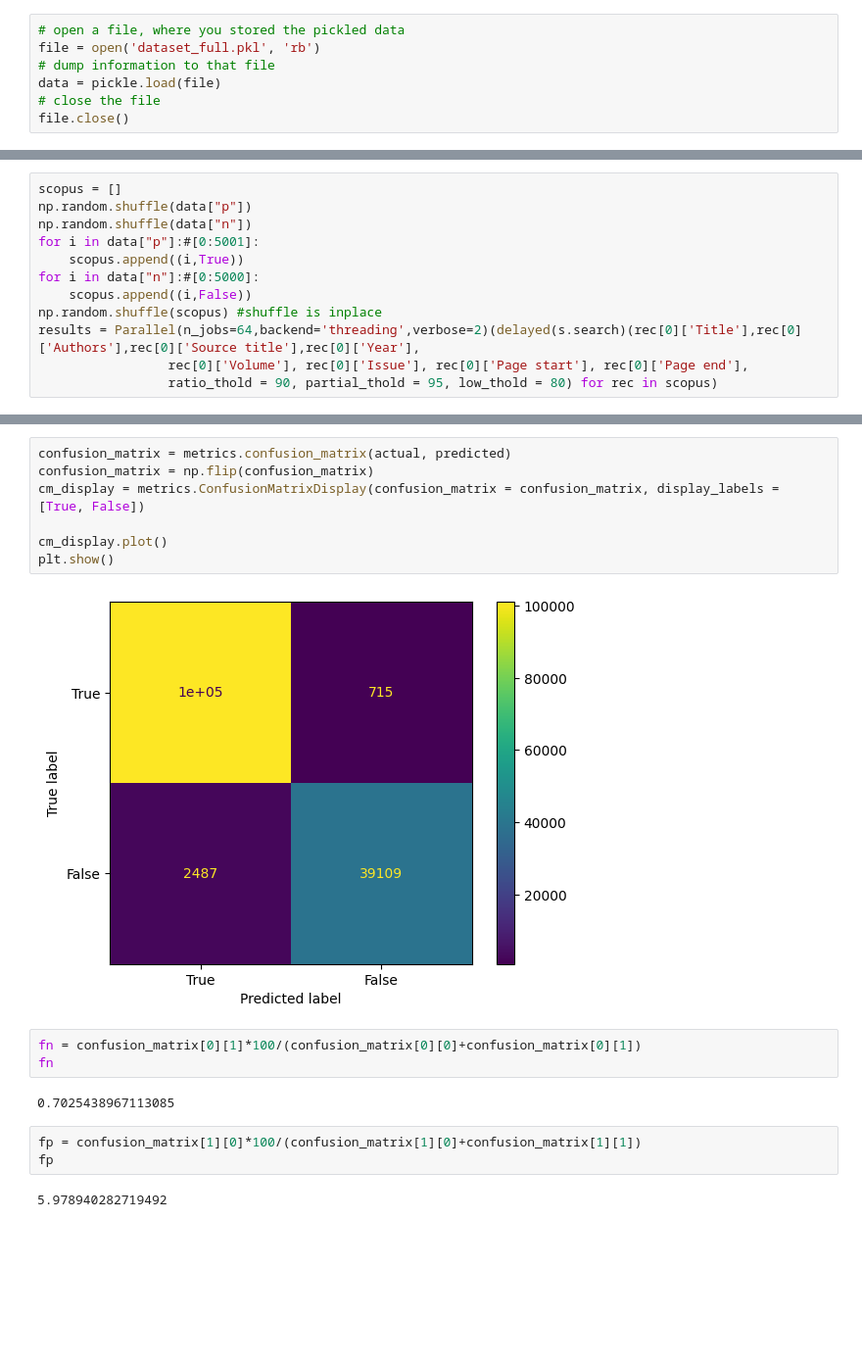
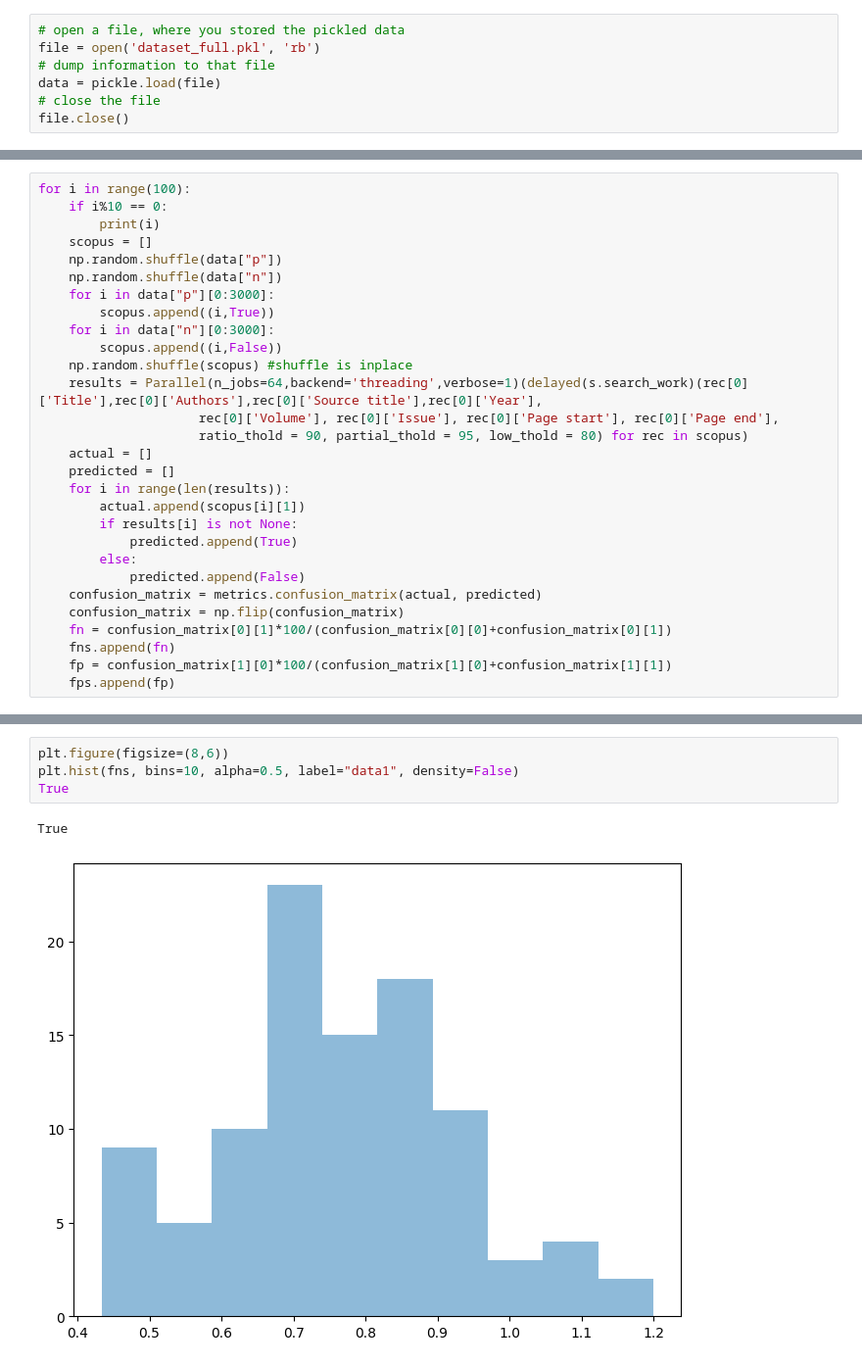
Before and after one commit to omazapa/colav_similarity_es, a Jupyter notebook: Test Mohan.ipynb, the cells around one changed output, grey strips where cells are left out. Shown: that part at 98% size. Drawn from its saved outputs; the diff is of its cells as text; blank space fills up the shorter version.

```diff
--- a/Test Mohan.ipynb
+++ b/Test Mohan.ipynb
@@ -22,13 +195,30 @@ file.close()
 # %%
-scopus = []
-np.random.shuffle(data["p"])
-np.random.shuffle(data["n"])
-for i in data["p"]:#[0:5001]:
-    scopus.append((i,True))
-for i in data["n"]:#[0:5000]:
-    scopus.append((i,False))
-np.random.shuffle(scopus) #shuffle is inplace
-results = Parallel(n_jobs=64,backend='threading',verbose=2)(delayed(s.search)(rec[0]['Title'],rec[0]['Authors'],rec[0]['Source title'],rec[0]['Year'],
-                 rec[0]['Volume'], rec[0]['Issue'], rec[0]['Page start'], rec[0]['Page end'],
-                 ratio_thold = 90, partial_thold = 95, low_thold = 80) for rec in scopus)
+for i in range(100):
+    if i%10 == 0:
+        print(i)
+    scopus = []
+    np.random.shuffle(data["p"])
+    np.random.shuffle(data["n"])
+    for i in data["p"][0:3000]:
+        scopus.append((i,True))
+    for i in data["n"][0:3000]:
+        scopus.append((i,False))
+    np.random.shuffle(scopus) #shuffle is inplace
+    results = Parallel(n_jobs=64,backend='threading',verbose=1)(delayed(s.search_work)(rec[0]['Title'],rec[0]['Authors'],rec[0]['Source title'],rec[0]['Year'],
+                     rec[0]['Volume'], rec[0]['Issue'], rec[0]['Page start'], rec[0]['Page end'],
+                     ratio_thold = 90, partial_thold = 95, low_thold = 80) for rec in scopus)
+    actual = []
+    predicted = []
+    for i in range(len(results)):
+        actual.append(scopus[i][1])
+        if results[i] is not None:
+            predicted.append(True)
+        else:
+            predicted.append(False)
+    confusion_matrix = metrics.confusion_matrix(actual, predicted)
+    confusion_matrix = np.flip(confusion_matrix)
+    fn = confusion_matrix[0][1]*100/(confusion_matrix[0][0]+confusion_matrix[0][1])
+    fns.append(fn)
+    fp = confusion_matrix[1][0]*100/(confusion_matrix[1][0]+confusion_matrix[1][1])
+    fps.append(fp)
 # %% [output]
@@ -61,19 +334,7 @@ for i in range(len(results)):
-# %%
-confusion_matrix = metrics.confusion_matrix(actual, predicted)
-confusion_matrix = np.flip(confusion_matrix)
-cm_display = metrics.ConfusionMatrixDisplay(confusion_matrix = confusion_matrix, display_labels = [True, False])
-
-cm_display.plot()
-plt.show()
-# %% [output]
-[figure, removed]
-# %%
-fn = confusion_matrix[0][1]*100/(confusion_matrix[0][0]+confusion_matrix[0][1])
-fn
-# %% [output]
-0.7025438967113085
-# %%
-fp = confusion_matrix[1][0]*100/(confusion_matrix[1][0]+confusion_matrix[1][1])
-fp
-# %% [output]
-5.978940282719492
+# %%
+plt.figure(figsize=(8,6))
+plt.hist(fns, bins=10, alpha=0.5, label="data1", density=False)
+True
+# %% [output]
+True
+[figure, added]
```
Also changed, not shown: parts of 8 cells of this notebook, 1 other file.
